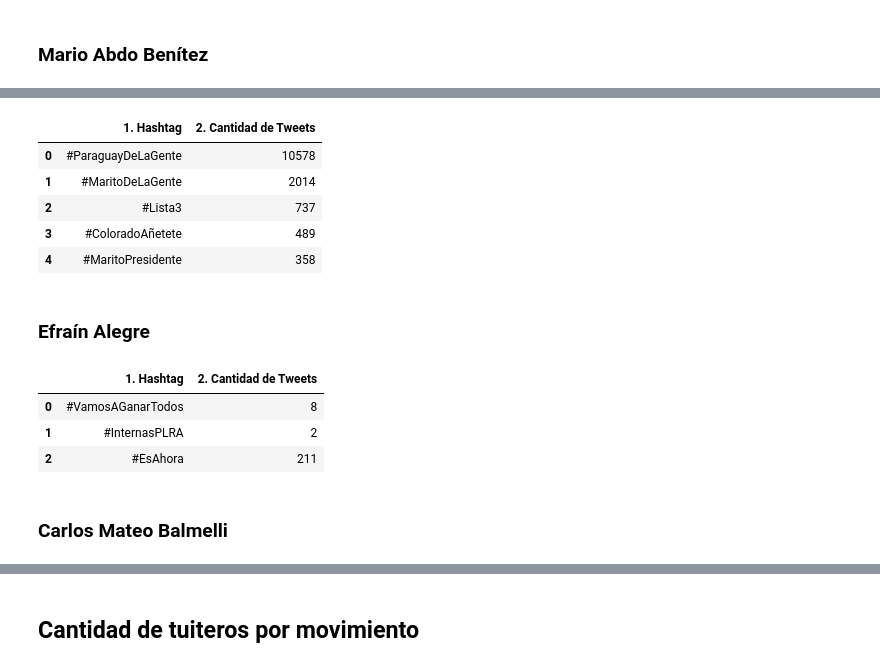
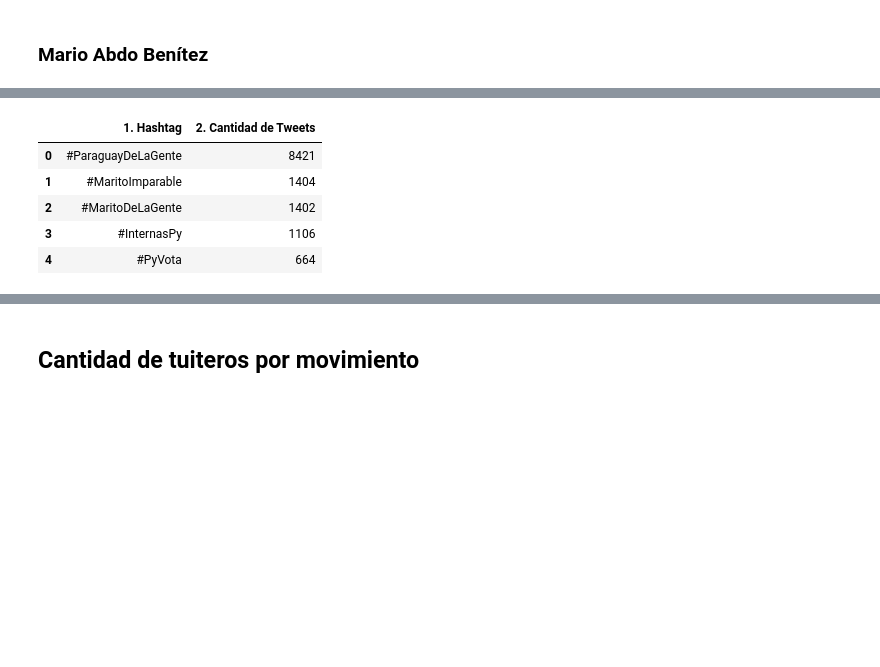
Before and after one commit to ParticipaPY/politic-bots, a Jupyter notebook: reports/bots_politicos_internas_anr_2017.ipynb, the cells around one changed output, grey strips where cells are left out. Saved outputs shown, nothing was run; the diff lists cells and outputs as text; code cells hidden in the pictures; blank space fills up the shorter version.

```diff
--- a/reports/bots_politicos_internas_anr_2017.ipynb
+++ b/reports/bots_politicos_internas_anr_2017.ipynb
@@ -231,12 +229,12 @@ sns.barplot(x='Candidato', y='Tweets', data=tweets_por_candidato_anr, palette="R
 # %%
 additional_args = {'include_candidate':False, 'candidate_handler':'SantiPenap'}
-hashtags_hc = db.get_hashtags_by_candidate('santiago peña', **additional_args)
+hashtags_hc = db.get_hashtags_by_movement('honor colorado', **additional_args)
 hashtags_populares_hc = []
 sum_total = 0
 for i in range(5):
     hashtag = hashtags_hc[i]
     sum_total += hashtag['count']
-    hashtag_dict = {'1. Hashtag': '#' + hashtag['_id'], '2. Cantidad de Tweets': hashtag['count']}
+    hashtag_dict = {'1. Hashtag': '#' + hashtag['hashtag'], '2. Cantidad de Tweets': hashtag['count']}
     hashtags_populares_hc.append(hashtag_dict)
 pd.DataFrame(hashtags_populares_hc)
 # %% [output]
@@ -251,51 +249,16 @@ pd.DataFrame(hashtags_populares_hc)
 # %%
 additional_args = {'include_candidate':False, 'candidate_handler':'MaritoAbdo'}
-hashtags_ca = db.get_hashtags_by_candidate('mario abdo', **additional_args)
+hashtags_ca = db.get_hashtags_by_movement('colorado añetete', **additional_args)
 hashtags_populares_ca = []
 for i in range(5):
     hashtag = hashtags_ca[i]
-    hashtag_dict = {'1. Hashtag': '#' + hashtag['_id'], '2. Cantidad de Tweets': hashtag['count']}
+    hashtag_dict = {'1. Hashtag': '#' + hashtag['hashtag'], '2. Cantidad de Tweets': hashtag['count']}
     hashtags_populares_ca.append(hashtag_dict)
 pd.DataFrame(hashtags_populares_ca)
 # %% [output]
 |  | 1. Hashtag | 2. Cantidad de Tweets |
-| 0 | #ParaguayDeLaGente | 10578 |
-| 1 | #MaritoDeLaGente | 2014 |
-| 2 | #Lista3 | 737 |
-| 3 | #ColoradoAñetete | 489 |
-| 4 | #MaritoPresidente | 358 |
+| 0 | #ParaguayDeLaGente | 8421 |
+| 1 | #MaritoImparable | 1404 |
+| 2 | #MaritoDeLaGente | 1402 |
+| 3 | #InternasPy | 1106 |
+| 4 | #PyVota | 664 |
-# %% [markdown]
-### Efraín Alegre
-# %%
-additional_args = {'include_candidate':False, 'candidate_handler':'EfrainAlegre'}
-hashtags_ea_1 = db.get_hashtags_by_candidate('efrain alegre', **additional_args)
-hashtags_ea_2 = db.get_hashtags_by_candidate('efrain alegre\n', **additional_args)
-hashtags_populares_ea = []
-hashtag_dict_by_keyword = {}
-for i in range(2):
-    hashtag = hashtags_ea_1[i]
-    key = hashtag['_id'];
-    hashtag_dict_by_keyword[key] = {'key': key, 'count': hashtag['count']}
-
-for i in range(2):
-    hashtag = hashtags_ea_2[i]
-    key = hashtag['_id'];
-    if key in hashtag_dict_by_keyword:
-        current_count = hashtag_dict_by_keyword[key]['count']
-        hashtag_dict_by_keyword[key] = {'key': key, 'count': current_count+hashtag['count']}
-    else:
-        hashtag_dict_by_keyword[key] = {'key': key, 'count': hashtag['count']}
-
-for key in hashtag_dict_by_keyword:
-    hashtag = hashtag_dict_by_keyword[key]
-    hashtag_dict = {'1. Hashtag': '#' + hashtag['key'], '2. Cantidad de Tweets': hashtag['count']}
-    hashtags_populares_ea.append(hashtag_dict)
-
-pd.DataFrame(hashtags_populares_ea)
-# %% [output]
-|  | 1. Hashtag | 2. Cantidad de Tweets |
-| 0 | #VamosAGanarTodos | 8 |
-| 1 | #InternasPLRA | 2 |
-| 2 | #EsAhora | 211 |
-# %% [markdown]
-### Carlos Mateo Balmelli
```
Also changed, not shown: parts of 47 cells of this notebook.
